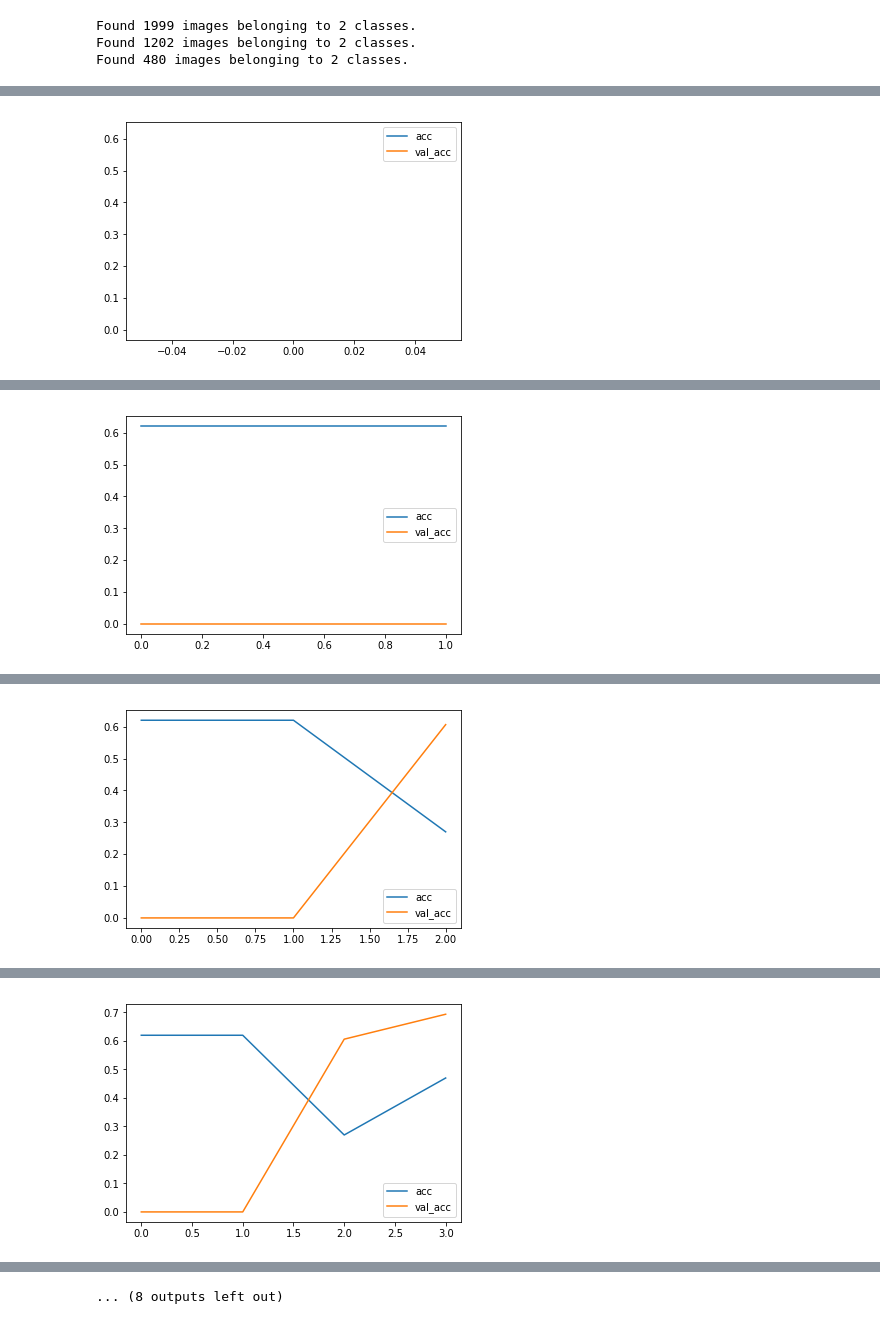
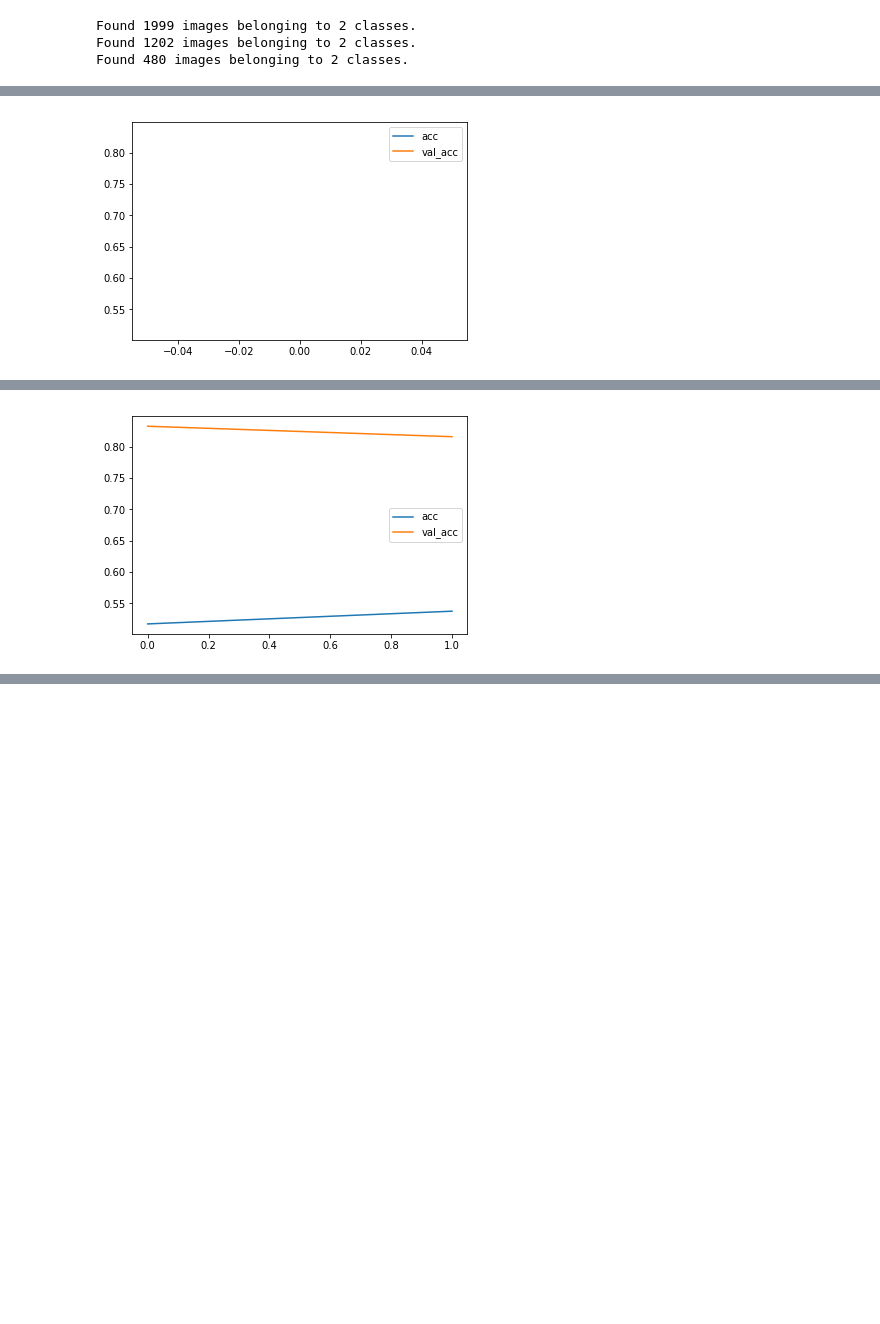
Before and after one commit to AjJordy/Deep-Learning, a Jupyter notebook: Chest X-Ray Images (Pneumonia).ipynb, the cells around one changed output, grey strips where cells are left out. Cells and saved outputs as stored; diff of their text form; code cells hidden in the pictures; blank space fills up the shorter version.

```diff
--- a/Chest X-Ray Images (Pneumonia).ipynb
+++ b/Chest X-Ray Images (Pneumonia).ipynb
@@ -54,11 +54,13 @@ print(len(os.listdir(destP)))
 424
 778
 # %%
-lrn = 1.0e-6
+lrn = 1.0e-5
 epochs = 10
 batch_size = 30
 img_rows, img_cols,img_channels,num_classes = 255, 255, 3, 2
 activ = 'selu'
+data_size = 1999
+val_size = 1202
 # %%
 base_dir = "C:\\Users\\Jordy\\Desktop\\9° Semestre\\Mestrado\\chest_xray"
 train_dir = base_dir + '\\train'
@@ -80,12 +82,14 @@ val_datagen = ImageDataGenerator()
 val_generator = val_datagen.flow_from_directory(
         val_dir,
         shuffle=False,
+        batch_size=batch_size,
         target_size=(img_rows, img_cols))
 
 # Test
 test_datagen = ImageDataGenerator()
 test_generator = test_datagen.flow_from_directory(
         test_dir,
+        batch_size=batch_size,
         target_size=(img_rows, img_cols))
 # %% [output]
 Found 1999 images belonging to 2 classes.
@@ -94,24 +98,22 @@ Found 480 images belonging to 2 classes.
 # %%
 def modelo():
     model = Sequential()
-    model.add(Conv2D(32,(5,5), activation=activ,kernel_initializer='lecun_normal',
+    model.add(Conv2D(16,(5,5), activation=activ,kernel_initializer='lecun_normal',
                      padding='same', input_shape=(img_rows, img_cols, img_channels)))
-    model.add(Conv2D(32,(5,5), activation=activ,kernel_initializer='lecun_normal'))
+    model.add(Conv2D(32,(3,3), activation=activ,kernel_initializer='lecun_normal'))
     model.add(MaxPooling2D(pool_size=(2,2)))
     model.add(AlphaDropout(0.5))
-    #model.add(BatchNormalization())
+    model.add(BatchNormalization())
 
-    model.add(Conv2D(64,(3,3), activation=activ,kernel_initializer='lecun_normal'))
-    model.add(Conv2D(64,(3,3), activation=activ,kernel_initializer='lecun_normal'))
+    model.add(Conv2D(32,(3,3), activation=activ,kernel_initializer='lecun_normal'))
     model.add(MaxPooling2D(pool_size=(2,2)))
     model.add(AlphaDropout(0.5))
-    #model.add(BatchNormalization())
+    model.add(BatchNormalization())
 
-    model.add(Conv2D(64,(2,2), activation=activ,kernel_initializer='lecun_normal'))
     model.add(Conv2D(64,(2,2), activation=activ,kernel_initializer='lecun_normal'))
     model.add(MaxPooling2D(pool_size=(2,2)))
     model.add(AlphaDropout(0.5))
-    #model.add(BatchNormalization())
+    model.add(BatchNormalization())
 
     model.add(Flatten())
 
@@ -186,11 +188,11 @@ class LivePlot(Callback):
 plot = LivePlot()
 # %%
 logs = model.fit_generator(train_generator,
-                           steps_per_epoch=5,
+                           steps_per_epoch= data_size // batch_size,
                            epochs=epochs,
                            validation_data=val_generator,
-                           validation_steps=5,
-                           callbacks=[checkpoint,plot],
+                           validation_steps= val_size // batch_size,
+                           callbacks=[checkpoint,early,plot],
                            verbose=1)
 # %% [output]
 Epoch 1/10
@@ -198,2 +200,2 @@ Epoch 1/10
-[figure, old version]
+[figure, new version]
 Epoch 2/10
@@ -201 +203 @@ Epoch 2/10
-[figure, old version]
+[figure, new version]
@@ -204 +203,0 @@ Epoch 3/10
-[figure, removed]
@@ -207 +203,0 @@ Epoch 4/10
-[figure, removed]
@@ -214,4 +204,3 @@ Epoch 6/10
-... (8 outputs left out)
 # %%
 def plot_confusion_matrix(cm, classes,
                           normalize=False,
```
Also changed, not shown: parts of 3 cells of this notebook.
